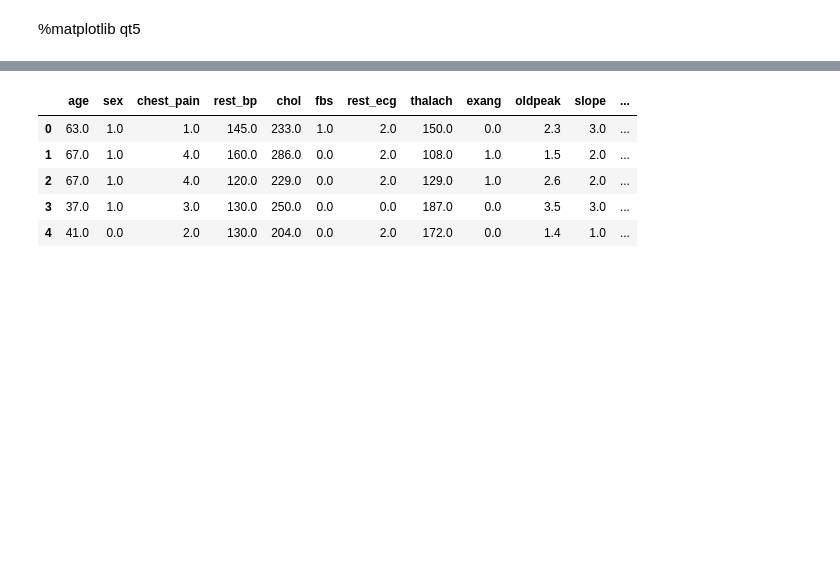
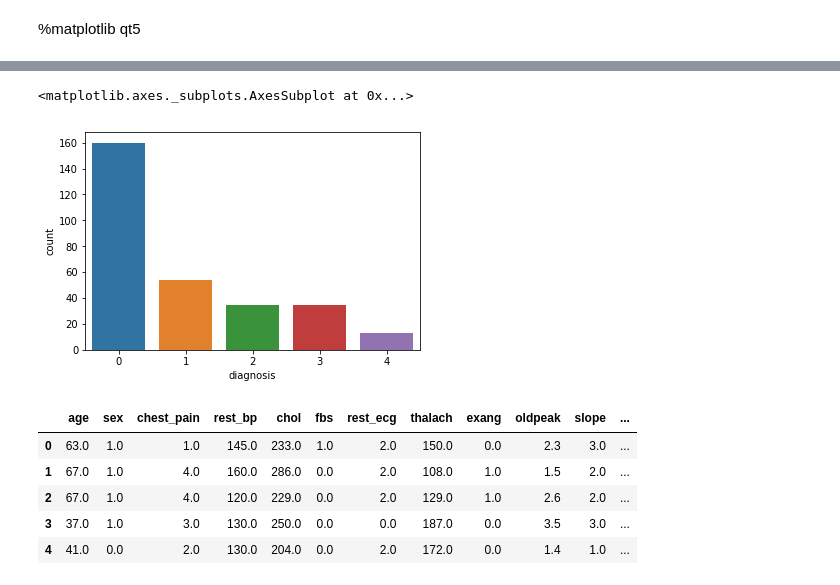
Before and after one commit to ekiMGlz/AplicadaIII, a Jupyter notebook: Final/Trabajo final.ipynb, the cells around one changed output, grey strips where cells are left out. Saved outputs shown, nothing was run; the diff lists cells and outputs as text; code cells hidden in the pictures; blank space fills up the shorter version.

```diff
--- a/Final/Trabajo final.ipynb
+++ b/Final/Trabajo final.ipynb
@@ -23,3 +54,8 @@ data.head()
+# %%
+sns.countplot(x = "diagnosis", data = data)
+# %% [output]
+<matplotlib.axes._subplots.AxesSubplot at 0x...>
+[figure, added]
 # %%
 # Diccionarios con los nombres de categorias
 sex_cat = {0 : "female",
```
Also changed, not shown: parts of 73 cells of this notebook, 7 other files.
